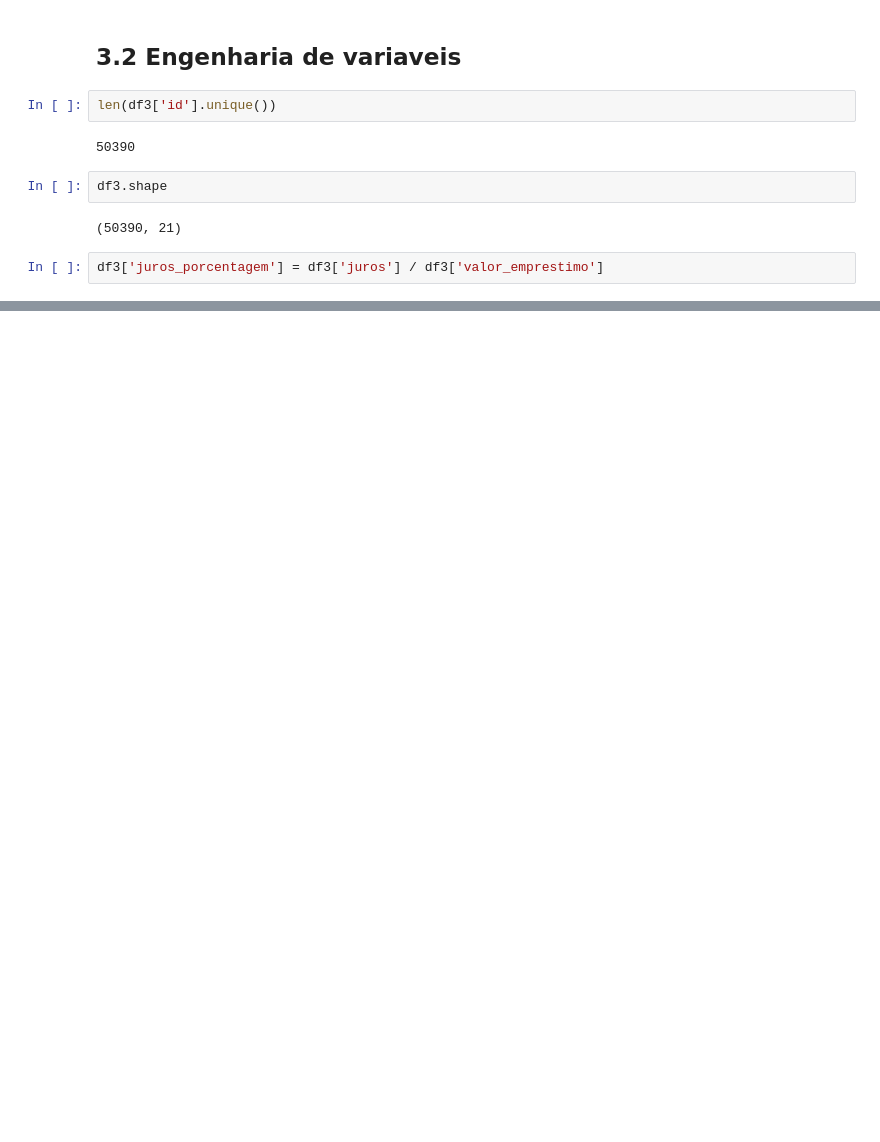
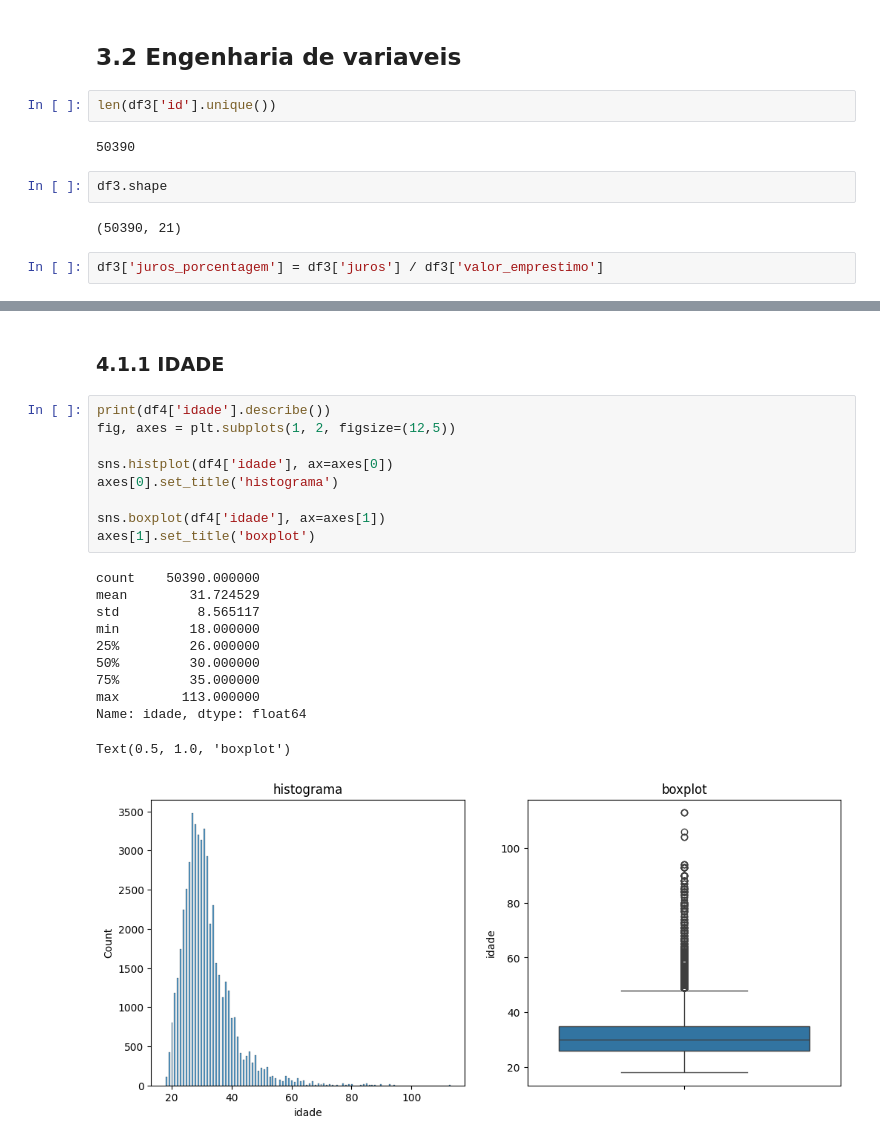
Before and after one commit to douglasaturnino/ml-shap, a Jupyter notebook: notebook/shap_model.ipynb, the cells around one changed output, grey strips where cells are left out. Saved outputs shown, nothing was run; the diff lists cells and outputs as text; blank space fills up the shorter version.

```diff
--- a/notebook/shap_model.ipynb
+++ b/notebook/shap_model.ipynb
@@ -242,0 +255,23 @@ df3['juros_porcentagem'] = df3['juros'] / df3['valor_emprestimo']
+# %% [markdown]
+### 4.1.1 IDADE
+# %%
+print(df4['idade'].describe())
+fig, axes = plt.subplots(1, 2, figsize=(12,5))
+
+sns.histplot(df4['idade'], ax=axes[0])
+axes[0].set_title('histograma')
+
+sns.boxplot(df4['idade'], ax=axes[1])
+axes[1].set_title('boxplot')
+# %% [output]
+count    50390.000000
+mean        31.724529
+std          8.565117
+min         18.000000
+25%         26.000000
+50%         30.000000
+75%         35.000000
+max        113.000000
+Name: idade, dtype: float64
+Text(0.5, 1.0, 'boxplot')
+[figure, added]
```
Also changed, not shown: parts of 34 cells of this notebook.
